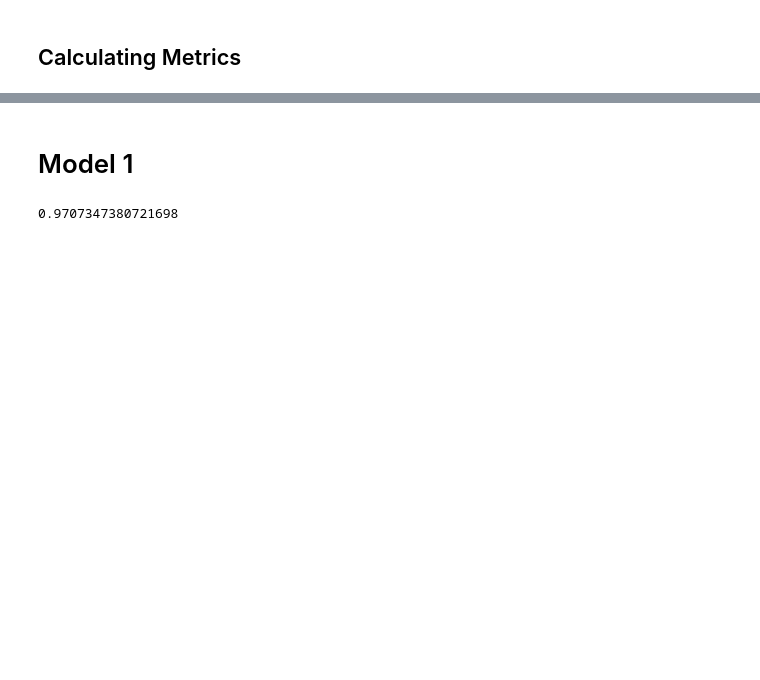
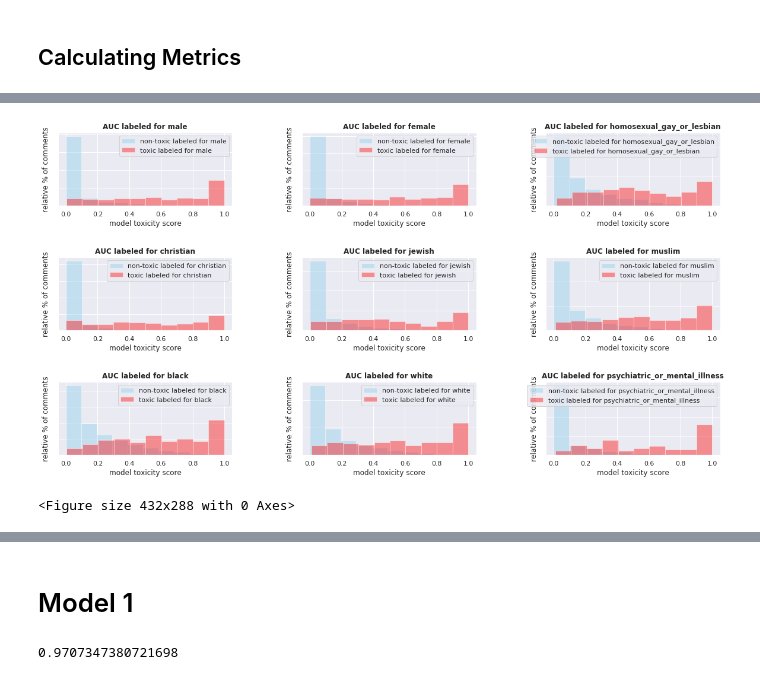
Before and after one commit to cbikkanur/MIDS_W266_NLP, a Jupyter notebook: FinalProject/Jigsaw_Bert_EDA.ipynb, the cells around one changed output, grey strips where cells are left out. Drawn from its saved outputs; the diff is of its cells as text; code cells hidden in the pictures; blank space fills up the shorter version.

```diff
--- a/FinalProject/Jigsaw_Bert_EDA.ipynb
+++ b/FinalProject/Jigsaw_Bert_EDA.ipynb
@@ -269,0 +292,25 @@ plot_hist_subplot_4(data, ['male','female', 'black', 'white'])
+# %%
+def plot_hist_subplot_9(df, identities, MODEL_NAME):
+  NUM_BINS=10
+  fig = plt.figure(figsize=(20,10))
+  fig.subplots_adjust(hspace=0.7, wspace=0.4)
+
+  for i in range(1,10):
+      identity = identities[i-1]
+      toxic_scores = df.query(identity + ' == True & target == True')[MODEL_NAME]
+      non_toxic_scores = df.query(identity + ' == True & target == False')[MODEL_NAME]
+      description = 'labeled for ' + identity
+
+      ax = fig.add_subplot(3, 3, i)
+      sns.distplot(non_toxic_scores, norm_hist=True, bins=NUM_BINS, color="skyblue", label='non-toxic ' + description, kde=False, ax=ax)
+      sns.distplot(toxic_scores, norm_hist=True, bins=NUM_BINS, color="red", label='toxic ' + description, kde=False, ax=ax)
+      ax.set(xlabel='model toxicity score', ylabel='relative % of comments', yticklabels=[])
+      ax.set_title(label='AUC ' + description, fontweight="bold")
+      plt.legend()
+
+  plt.figure()
+
+plot_hist_subplot_9(data, [ 'male', 'female', 'homosexual_gay_or_lesbian', 'christian', 'jewish', 'muslim', 'black', 'white', 'psychiatric_or_mental_illness'], 'Model1')
+# %% [output]
+[figure, added]
+<Figure size 432x288 with 0 Axes>
```
Also changed, not shown: parts of 5 cells of this notebook.
